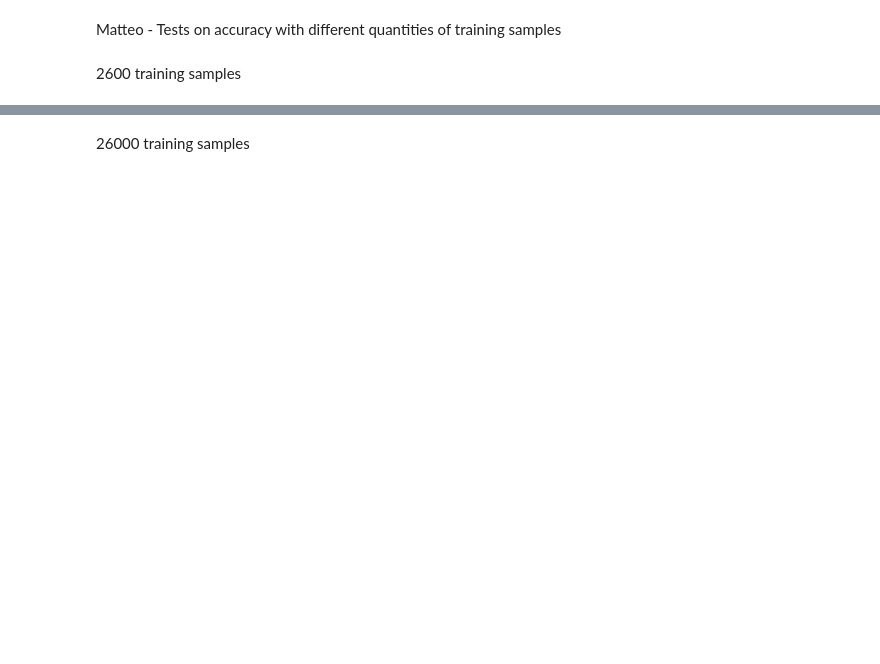
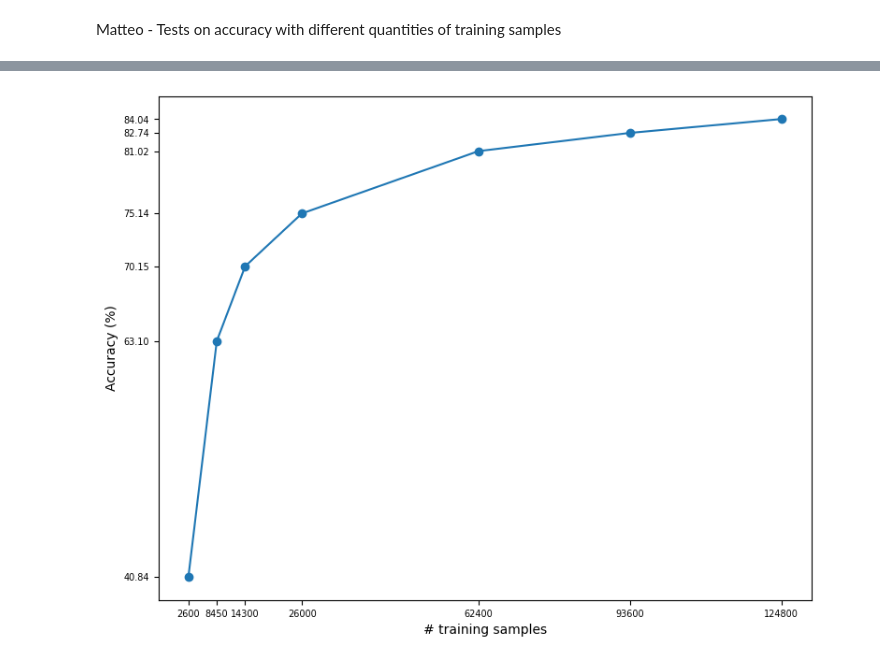
Before and after one commit to matteoturnu/ai-project, a Jupyter notebook: AI_project.ipynb, the cells around one changed output, grey strips where cells are left out. Saved outputs shown, nothing was run; the diff lists cells and outputs as text; code cells hidden in the pictures; blank space fills up the shorter version.

```diff
--- a/AI_project.ipynb
+++ b/AI_project.ipynb
@@ -787,0 +727,15 @@ Accuracy of the model on the test images: 84.22595977783203 %
+# %%
+mean_accuracy = 0
+
+# Train the model
+for i in range(n_NNs):
+  dct_losses = list_NNs[i].train_model(trainloader, 5, list_criterions[i], list_optimizers[i])
+  print(dct_losses)
+
+# Test the model
+for i in range(n_NNs):
+  accuracy = list_NNs[i].test_model(testloader)
+  mean_accuracy += accuracy
+  print(f"Accuracy of the model on the test images: {accuracy * 100} %")
+
+mean_accuracy /= n_NNs
@@ -788,7 +763,5 @@ Accuracy of the model on the test images: 84.22595977783203 %
 # %% [markdown]
 Matteo - Tests on accuracy with different quantities of training samples
-# %% [markdown]
-2600 training samples
 # %%
 def get_balanced_dataset(n, trainset):
   """
@@ -797,38 +770,60 @@ def get_balanced_dataset(n, trainset):
   """
 
   samples = trainset.features
-  print("Samples size: ", samples.size())
   labels = trainset.labels
-  print("Labels size: ", labels.size())
 
   new_features = torch.tensor([])
   new_labels = torch.tensor([])
+
   # iterating over all the letters
-  for idx in range(26):
+  for idx in range(NUM_CLASSES):
     samples_from_letter = samples[labels==idx, :]
     new_features = torch.cat((new_features, samples_from_letter[:n, :]))
     new_labels = torch.cat((new_labels, torch.tensor([idx]*n)))
-
-  print("New features shape: ", new_features.size())
-  print("New labels shape: ", new_labels.size())
 
   return CustomDataset(new_features, new_labels)
 
 
 
-# Training and testing for 2600 training samples
-
-new_trainset = get_balanced_dataset(100, trainset)
-trainloader = torch.utils.data.DataLoader(new_trainset, batch_size=64, shuffle=True)
 
 
-NN_2 = NeuralNetwork(number_of_features, number_of_outputs)
-criterion = nn.NLLLoss()
-optimizer = optim.Adam(NN_2.parameters(), lr = 0.001)
+list_NNs = []
+list_criterions = []
+list_optimizers = []
+lst_accuracies = []
+lst_n_samples = [2600, 8450, 14300, 26000, 62400, 93600]
 
-dct_losses = NN_2.train_model(trainloader, 5, criterion, optimizer)
-print(dct_losses)
+for i, n_samples_i in enumerate(lst_n_samples):
+  print("\nNumber of training samples: ", n_samples_i)
 
-accuracy =  NN_2.test_model(testloader)
-print(f"Accuracy of the model on the test images: {accuracy * 100} %")
+  list_NNs.append(NeuralNetwork(number_of_features, number_of_outputs))
+  list_criterions.append(nn.NLLLoss())
+  list_optimizers.append(optim.Adam(list_NNs[i].parameters(), lr=0.001))
+
+  trainset_i = get_balanced_dataset(n_samples_i // number_of_outputs, trainset)
+  trainloader_i = torch.utils.data.DataLoader(trainset_i, batch_size=64, shuffle=True)
+
+  # train model i
+  dct_losses = list_NNs[i].train_model(trainloader_i, 5, list_criterions[i], list_optimizers[i])
+  for epoch_i in dct_losses:
+    print(f"Loss at epoch {epoch_i}: {dct_losses[epoch_i]}")
+
+
+  #test model i
+  accuracy = list_NNs[i].test_model(testloader)
+  lst_accuracies.append(accuracy * 100)
+  print(f"Accuracy: {lst_accuracies[i]} %")
+
+lst_n_samples.append(124800)
+lst_accuracies.append(mean_accuracy * 100)
+
+# Graph of accuracies against number of training samples
+
+plt.figure(figsize=(9, 7))
+plt.plot(lst_n_samples, lst_accuracies, "o-")
+plt.xticks(lst_n_samples, fontsize=7)
+plt.yticks(lst_accuracies, fontsize=7)
+plt.xlabel('# training samples')
+plt.ylabel('Accuracy (%)')
+plt.show()
 # %% [output]
@@ -841,2 +847 @@ Accuracy of the model on the test images: 39.706729888916016 %
+[figure, added]
-# %% [markdown]
-26000 training samples
```
Also changed, not shown: parts of 15 cells of this notebook.
